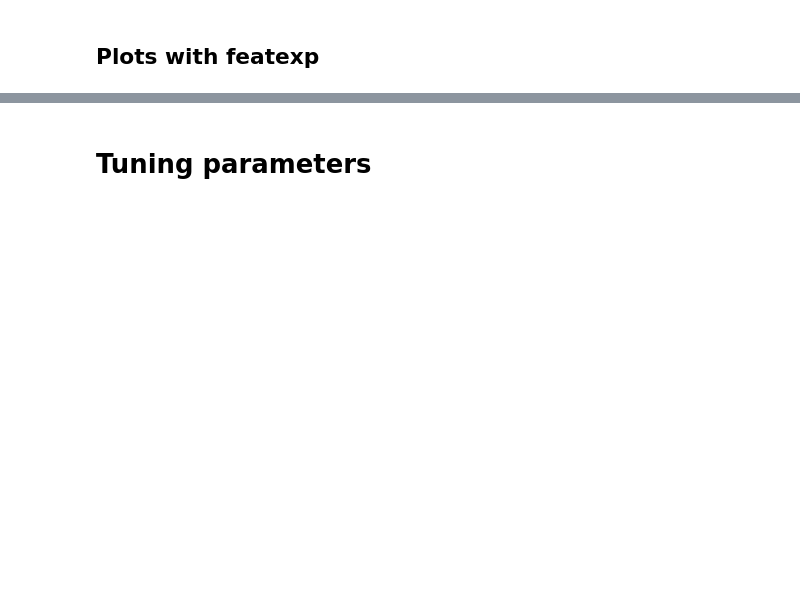
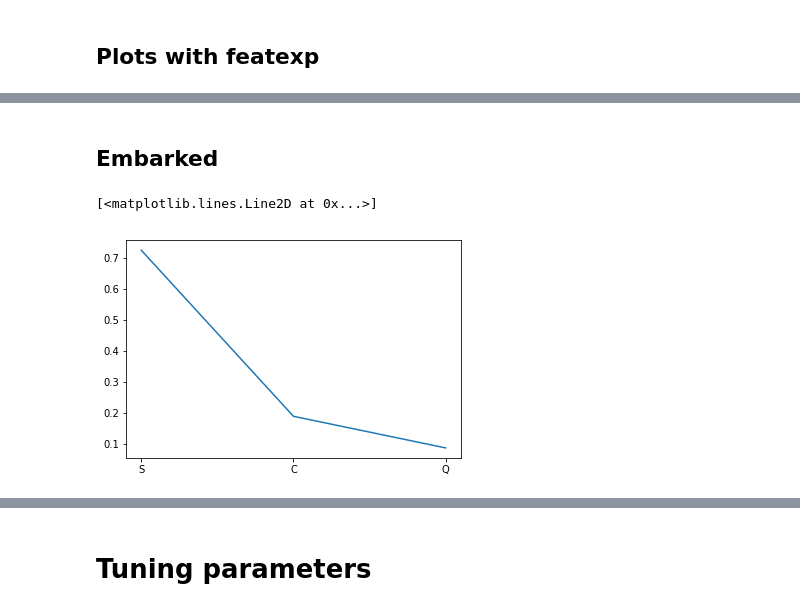
Before and after one commit to honorinli151/CoursML, a Jupyter notebook: assignment2/code.ipynb, the cells around one changed output, grey strips where cells are left out. Cells and saved outputs as stored; diff of their text form; code cells hidden in the pictures; blank space fills up the shorter version.

```diff
--- a/assignment2/code.ipynb
+++ b/assignment2/code.ipynb
@@ -148,0 +416,6 @@ To retain the current behavior and silence the warning, pass 'sort=True'.
+# %%
+get_title = lambda x: re.findall(r",\s(.+?)\.", x)[0]
+train_df['Name'] = train_df['Name'].apply(get_title)
+test_df['Name'] = test_df['Name'].apply(get_title)
+print(train_df['Name'].value_counts())
+print(test_df['Name'].value_counts())
@@ -148,0 +442,11 @@ To retain the current behavior and silence the warning, pass 'sort=True'.
+# %%
+titles = train_df['Name'].unique()
+Title_Survived_Rate = pd.DataFrame(columns=titles)
+
+for title in titles:
+    Title_Survived_Rate.loc['Survived Rate', title] = train_df.loc[(train_df['Name']==title) & (train_df['Survived']==1)].shape[0] / train_df.loc[train_df['Name']==title].shape[0]
+    Title_Survived_Rate.loc['% of Persons', title] = train_df.loc[train_df['Name']==title].shape[0] / train_df.shape[0]
+
+s = Title_Survived_Rate.copy().style.applymap(color_05_red, subset=pd.IndexSlice[['Survived Rate'], titles])
+
+s.format('{:.1%}')
@@ -148,0 +457,17 @@ To retain the current behavior and silence the warning, pass 'sort=True'.
+# %%
+Title_Survived_Rate = Title_Survived_Rate.T
+# %%
+high_risk = list(Title_Survived_Rate.loc[Title_Survived_Rate['Survived Rate']<=0.3].copy().T)
+medium_risk = list(Title_Survived_Rate.loc[(Title_Survived_Rate['Survived Rate']>0.3) & (Title_Survived_Rate['Survived Rate']<0.6)].copy().T)
+low_risk =  list(Title_Survived_Rate.loc[Title_Survived_Rate['Survived Rate']>0.6].copy().T)
+
+d1 = {x: 2 for x in high_risk}
+d2 = {x: 1 for x in medium_risk}
+d3 = {x: 0 for x in low_risk}
+
+d = {**d1, **d2, **d3}
+print(d)
+
+# Do not run this line two times in one session due to map
+train_df['Name'] = train_df['Name'].map(d)
+train_df.head()
@@ -148,0 +533,9 @@ To retain the current behavior and silence the warning, pass 'sort=True'.
+# %% [markdown]
+## Embarked
+# %%
+plt.figure()
+Embarked_Survived_Rate = [train_df.loc[train_df['Embarked']==i].shape[0]/train_df.shape[0] for i in range(3)]
+plt.plot(['S', 'C', 'Q'], Embarked_Survived_Rate)
+# %% [output]
+[<matplotlib.lines.Line2D at 0x...>]
+[figure, added]
```
Also changed, not shown: parts of 43 cells of this notebook, 9 other files.
